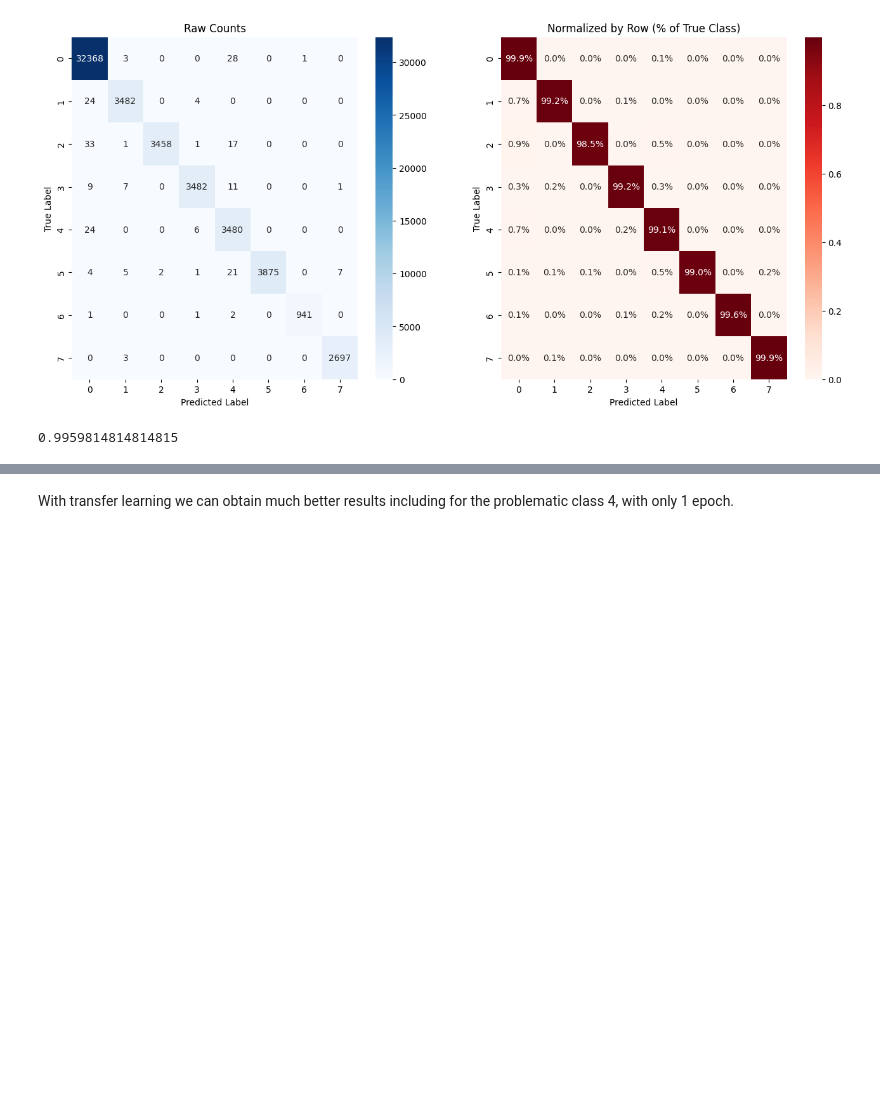
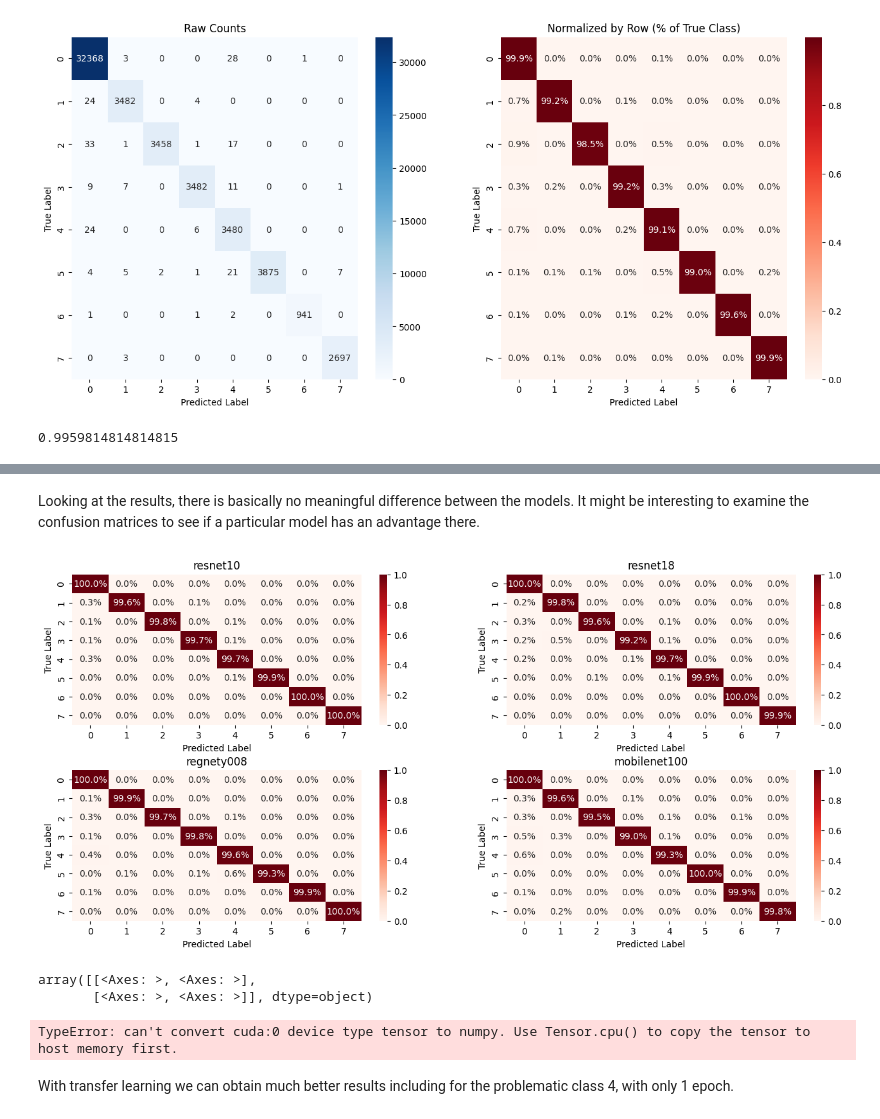
Before and after one commit to SergeiOssokine/wheat_analysis_capstone, a Jupyter notebook: notebook.ipynb, the cells around one changed output, grey strips where cells are left out. Cells and saved outputs as stored; diff of their text form; code cells hidden in the pictures; blank space fills up the shorter version.

```diff
--- a/notebook.ipynb
+++ b/notebook.ipynb
@@ -703,0 +797,6 @@ val_acc_trained
+# %%
+df_mobilenet, val_loss_mobilenet, val_acc_mobilenet = evaluate_model.evaluate_model(
+    trained_mobilenet,
+    new_val_dataset,
+    tr_config_mobilenet,
+)
@@ -703,0 +819,11 @@ val_acc_trained
+# %%
+names = ['resnet10','resnet18','regnety008','mobilenet100']
+acc_results = [df_resnet10,df_resnet18,df_regnety008,df_mobilenet]
+# %%
+accs_data = dict(zip(names,acc_results))
+# %%
+final_val_scores = []
+for k,v in accs_data.items():
+    tmp = compute_accuracy_measures(v,average='micro')
+    final_val_scores.append([k,*tmp])
+final_val_scores = pd.DataFrame(final_val_scores,columns=['model','precision','recall','f1_score'])
@@ -704,3 +843,42 @@ val_acc_trained
+# %% [markdown]
+Looking at the results, there is basically no meaningful difference between the models. It might be interesting to examine the confusion matrices to see if a particular model has an advantage there.
+# %%
+fig, axes = plt.subplots(2, 2, figsize=(16, 7))
+axes = axes.flatten()
+for i,(k,v) in enumerate(accs_data.items()):
+    conf_matrix = confusion_matrix(v["labels"], v["preds"])
+    # Normalize as percent of the right class
+    conf_matrix_normalized = (
+        conf_matrix.astype("float") / conf_matrix.sum(axis=1)[:, np.newaxis]
+    )
+
+    # Raw counts
+    sns.heatmap(conf_matrix_normalized, annot=True, fmt=".1%", cmap="Reds", ax=axes[i],vmin=0,vmax=1)
+    axes[i].set_title("Normalized by Row (% of True Class)")
+    axes[i].set_ylabel("True Label")
+    axes[i].set_xlabel("Predicted Label")
+    axes[i].set_title(k)
+
+plt.subplots_adjust(hspace=0.3)
+# %% [output]
+[figure, added]
+# %%
+axes
+# %% [output]
+array([[<Axes: >, <Axes: >],
+       [<Axes: >, <Axes: >]], dtype=object)
+# %%
+input_numpy = input_tensor.numpy()
+
+# Run inference
+ort_inputs = {ort_session.get_inputs()[0].name: input_numpy}
+ort_outputs = ort_session.run(None, ort_inputs)
+
+# Get prediction
+output = ort_outputs[0]
+predicted_class = np.argmax(output, axis=1)[0]
+# %% [output]
+TypeError: can't convert cuda:0 device type tensor to numpy. Use Tensor.cpu() to copy the tensor to host memory first.
 # %% [markdown]
 With transfer learning we can obtain much better results including for the problematic class 4, with only 1 epoch.
 # %%
```
Also changed, not shown: parts of 15 cells of this notebook.
